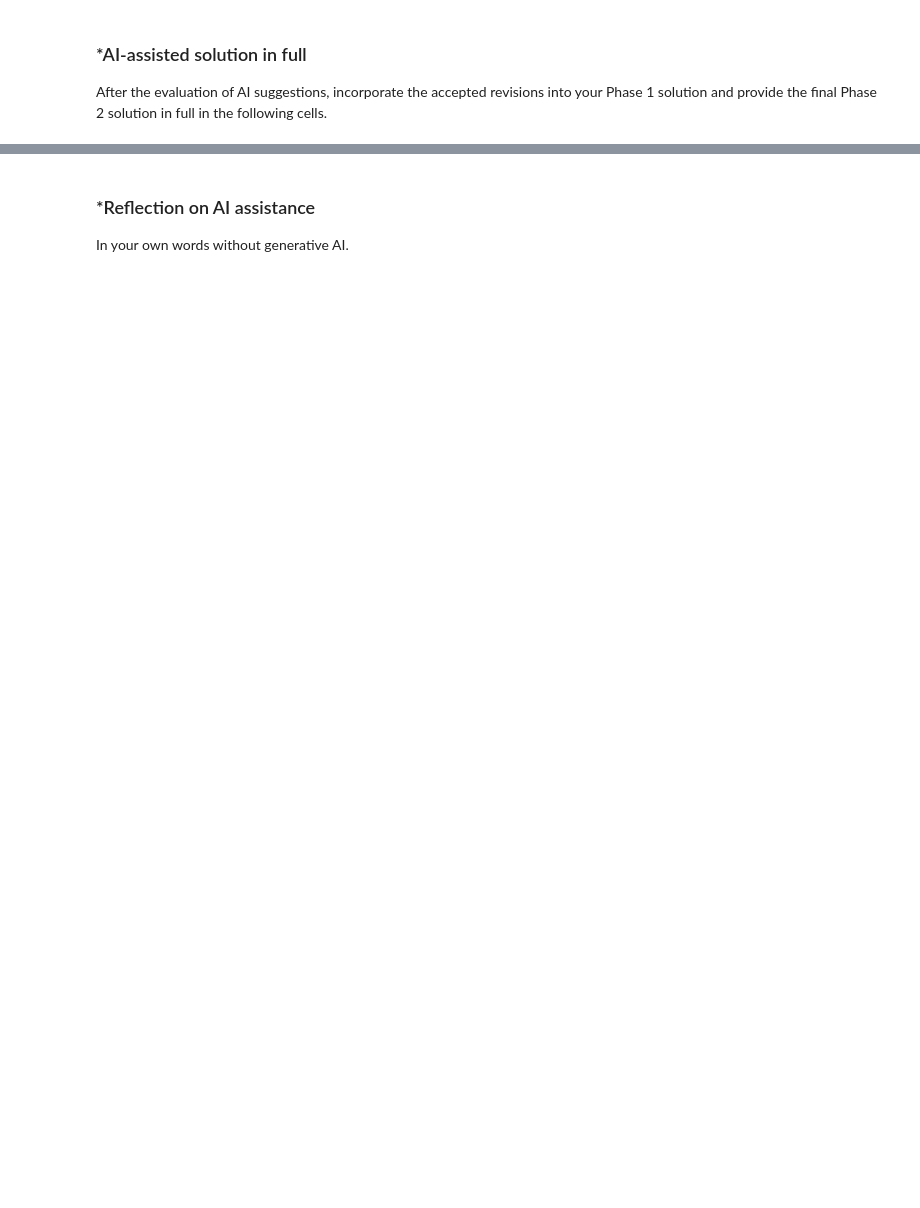
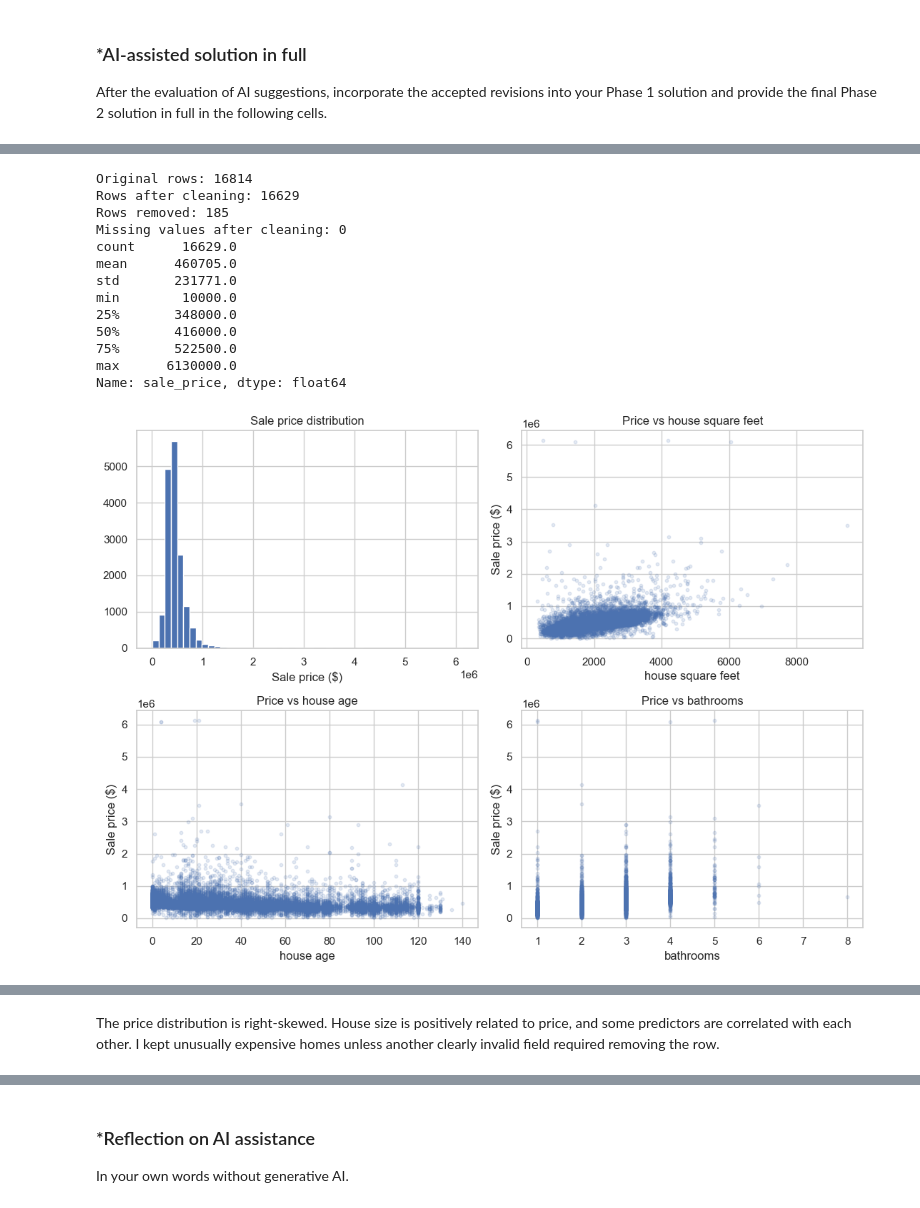
Before and after one commit to Kamal-uva/L02-hedonic-pricing, a Jupyter notebook: notebook.ipynb, the cells around one changed output, grey strips where cells are left out. Cells and saved outputs as stored; diff of their text form; code cells hidden in the pictures; blank space fills up the shorter version.

```diff
--- a/notebook.ipynb
+++ b/notebook.ipynb
@@ -459,0 +482,76 @@ After the evaluation of AI suggestions, incorporate the accepted revisions into
+# %%
+import pandas as pd
+import numpy as np
+import matplotlib.pyplot as plt
+import seaborn as sns
+from pathlib import Path
+from sklearn.model_selection import train_test_split
+from sklearn.linear_model import LinearRegression, Lasso, LassoCV
+from sklearn.preprocessing import StandardScaler
+from sklearn.metrics import mean_squared_error, r2_score
+
+sns.set_theme(style="whitegrid")
+phase2_raw = pd.read_csv(Path("data/pierce_county_house_sales.csv"))
+phase2_clean = phase2_raw.drop_duplicates().copy()
+phase2_clean["sale_date"] = pd.to_datetime(phase2_clean["sale_date"], errors="coerce")
+
+extra_areas = ["attic_finished_square_feet", "basement_square_feet",
+               "attached_garage_square_feet", "detached_garage_square_feet"]
+valid = (
+    phase2_clean["sale_date"].notna()
+    & (phase2_clean["sale_price"] >= 10000)
+    & (phase2_clean["house_square_feet"] >= 300)
+    & phase2_clean["year_built"].between(1800, 2020)
+    & (phase2_clean["year_built"] <= phase2_clean["sale_date"].dt.year)
+    & phase2_clean["bedrooms"].between(1, 10)
+    & phase2_clean["bathrooms"].between(1, 8)
+    & phase2_clean["stories"].between(1, 4)
+    & phase2_clean[extra_areas + ["fireplaces"]].ge(0).all(axis=1)
+)
+phase2_clean = phase2_clean.loc[valid].copy()
+phase2_categories = ["hvac_description", "exterior", "interior", "roof_cover",
+                     "waterfront_type", "view_quality", "utility_sewer"]
+phase2_clean[phase2_categories] = phase2_clean[phase2_categories].fillna("Not recorded")
+phase2_clean["house_age"] = (phase2_clean["sale_date"].dt.year
+                             - phase2_clean["year_built"])
+
+print("Original rows:", len(phase2_raw))
+print("Rows after cleaning:", len(phase2_clean))
+print("Rows removed:", len(phase2_raw) - len(phase2_clean))
+print("Missing values after cleaning:", phase2_clean.isna().sum().sum())
+print(phase2_clean["sale_price"].describe().round(0))
+
+fig, axes = plt.subplots(2, 2, figsize=(11, 8))
+axes[0, 0].hist(phase2_clean["sale_price"], bins=50)
+axes[0, 0].set_title("Sale price distribution")
+for ax, feature in zip(axes.flat[1:], ["house_square_feet", "house_age", "bathrooms"]):
+    ax.scatter(phase2_clean[feature], phase2_clean["sale_price"], alpha=0.15, s=10)
+    ax.set_xlabel(feature.replace("_", " "))
+    ax.set_ylabel("Sale price ($)")
+    ax.set_title("Price vs " + feature.replace("_", " "))
+axes[0, 0].set_xlabel("Sale price ($)")
+plt.tight_layout()
+plt.show()
+
+plt.figure(figsize=(9, 6))
+correlation_columns = ["sale_price", "house_square_feet", "house_age", "bedrooms",
+                       "bathrooms", "stories", "basement_square_feet"]
+sns.heatmap(phase2_clean[correlation_columns].corr(), annot=True, fmt=".2f", cmap="coolwarm")
+plt.title("Correlations between numeric variables")
+plt.tight_layout()
+plt.show()
+# %% [output]
+Original rows: 16814
+Rows after cleaning: 16629
+Rows removed: 185
+Missing values after cleaning: 0
+count      16629.0
+mean      460705.0
+std       231771.0
+min        10000.0
+25%       348000.0
+50%       416000.0
+75%       522500.0
+max      6130000.0
+Name: sale_price, dtype: float64
+[figure, added]
@@ -459,0 +559,2 @@ After the evaluation of AI suggestions, incorporate the accepted revisions into
+# %% [markdown]
+The price distribution is right-skewed. House size is positively related to price, and some predictors are correlated with each other. I kept unusually expensive homes unless another clearly invalid field required removing the row.
```
Also changed, not shown: parts of 27 cells of this notebook.
